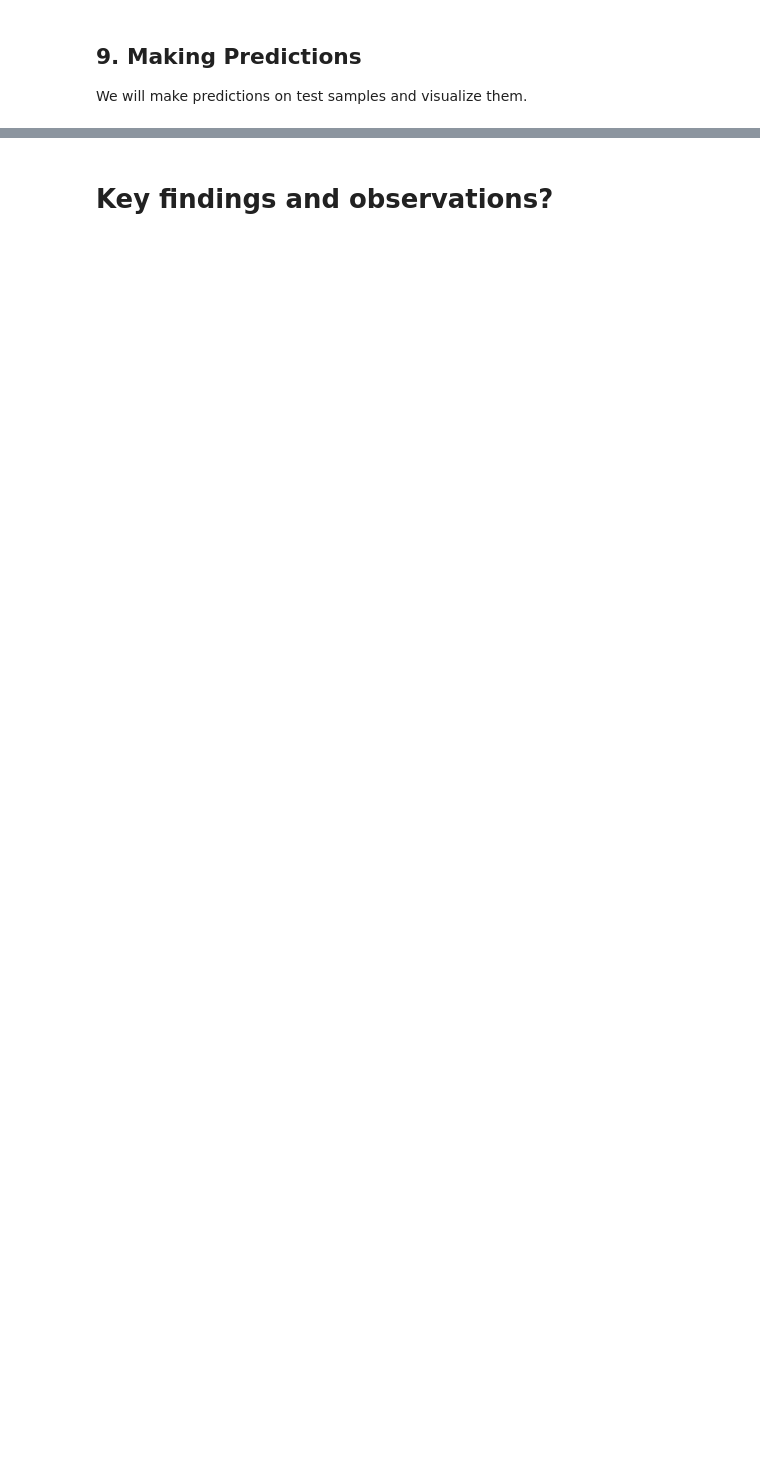
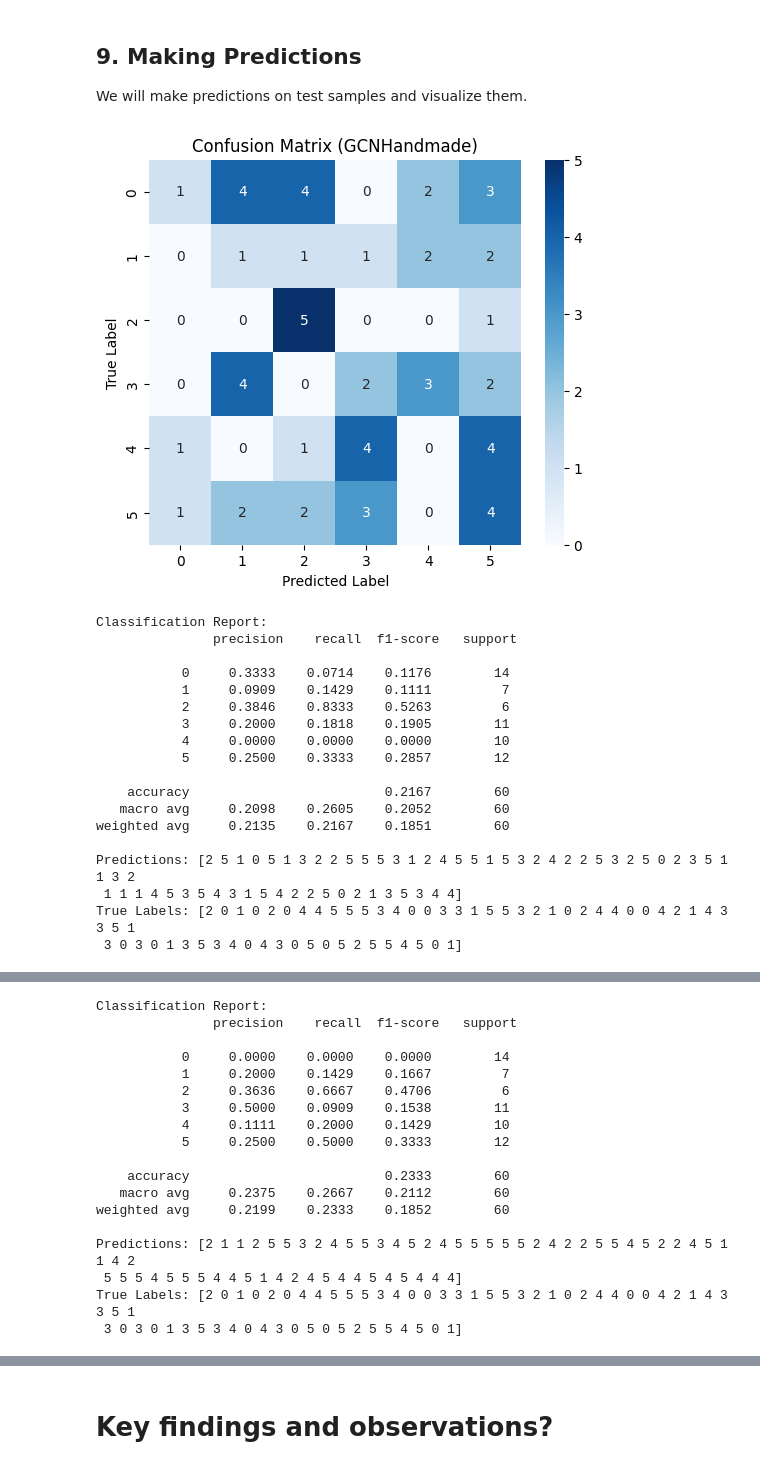
Before and after one commit to amyfliu/BIOS740, a Jupyter notebook: hw03/GCN-by_hand-and-PyG-Assignment.ipynb, the cells around one changed output, grey strips where cells are left out. Cells and saved outputs as stored; diff of their text form; code cells hidden in the pictures; blank space fills up the shorter version.

Commit message:
test and evaluate

```diff
--- a/hw03/GCN-by_hand-and-PyG-Assignment.ipynb
+++ b/hw03/GCN-by_hand-and-PyG-Assignment.ipynb
@@ -228,22 +211,22 @@ class GCNHandmade(nn.Module):
 
         # Step 2: Compute degree matrix
         row, col = edge_index #unpack edge_index into source (row) and target (col) nodes
-        deg = degree(row, x.size(0), dtype=x.dtype)  # compute degree of each node (i.e., # of neighbors)
+        deg = degree(col, x.size(0), dtype=x.dtype)  # compute degree of each node (i.e., # of neighbors)
 
         # Step 3: Normalize adjacency matrix
         deg_inv_sqrt = deg.pow(-0.5) # D^(-1/2) for symmetric normalization
         deg_inv_sqrt[deg_inv_sqrt == float('inf')] = 0
         norm = deg_inv_sqrt[row] * deg_inv_sqrt[col] #normalization factor for each edge (D^(-1/2) * A * D^(-1/2))
 
-        # Step 4: Message Passing
-        x = self.fc1(x)  # Linear transformation [nodes, hidden_channels]
-        x = norm * x[row]  # Normalize messages by degree [edges, hidden_channels]
-        x = torch.scatter_add(x, 0, col.unsqueeze(-1).expand_as(x), x)  # Aggregate messages from neighbors to each node
-        x = F.relu(x)  # Activation function
+        # Step 4: Message Passing [nodes, features]
+        x = self.fc1(x) # linear transformation [nodes, hidden]
+        x = norm.view(-1,1) * x[row] # normalize [edges, hidden]
+        x = torch.zeros_like(x).scatter_add_(0, col.unsqueeze(-1).expand_as(x), x) # aggregate messages from neighbors to each node [nodes + edges, hidden]
+        x = F.relu(x) # activation function; [nodes + edges, hidden]
 
-        x = self.fc2(x)  # Second graph convolution layer for deeper learning
-        x = norm * x[row]
-        x = torch.scatter_add(x, 0, col.unsqueeze(-1).expand_as(x), x)
+        x = self.fc2(x)
+        x = norm.view(-1,1) * x[row]
+        x = torch.zeros_like(x).scatter_add_(0, col.unsqueeze(-1).expand_as(x), x)
         x = F.relu(x)
 
         # Step 5: **Graph-level pooling** (Aggregate node representations into a single vector per graph)
@@ -256,8 +239,10 @@ class GCNHandmade(nn.Module):
 
         return F.log_softmax(out, dim=1) #returns log probabilities for each class per graph
 
+    '''
     def new_method(self, x, edge_index):
         edge_index, _ = add_self_loops(edge_index, num_nodes=x.size(0)) # Graph-level classification output
+    '''
 # %% [markdown]
 ## 6.2 Implementing GCN using PyG
 # %% [markdown]
@@ -291,7 +276,8 @@ class GCNPyG(nn.Module):
 
         # Final graph-level classification
         out = self.classifier(x_graph)
-        return F.log_softmax(out, dim=1)
+        #return F.log_softmax(out, dim=1)
+        return out
 # %% [markdown]
 ## 7. Training the Model
 # %% [markdown]
@@ -416,17 +470,17 @@ def make_predictions_and_plot(model, test_dataset):
     sns.heatmap(cm, annot=True, fmt="d", cmap="Blues", xticklabels=range(6), yticklabels=range(6))
     plt.xlabel("Predicted Label")
     plt.ylabel("True Label")
-    plt.title("Confusion Matrix")
+    plt.title(f'Confusion Matrix ({model.__class__.__name__})')
+
     plt.show()
 
     ## ✅ **Classification Report**
-    print("Classification Report:\n", classification_report(all_labels, all_preds, digits=4))
+    print("Classification Report:\n", classification_report(all_labels, all_preds, digits=4, zero_division=0))
 
     ## ✅ **ROC Curve & AUC Score**
     if len(set(all_labels)) == 2:  # Only compute if binary classification
         auc_score = roc_auc_score(all_labels, all_probs)
         fpr, tpr, _ = roc_curve(all_labels, all_probs)
-
         plt.figure(figsize=(6,5))
         plt.plot(fpr, tpr, label=f"AUC = {auc_score:.4f}")
         plt.plot([0,1], [0,1], linestyle='--', color='gray')
@@ -435,9 +489,32 @@ def make_predictions_and_plot(model, test_dataset):
         plt.title("ROC Curve")
         plt.legend()
         plt.show()
-
         print(f"AUC Score: {auc_score:.4f}")
 
+    print(f"Predictions: {all_preds}")
+    print(f"True Labels: {all_labels}")
+
     return all_preds, all_labels
 # %%
+make_predictions_and_plot(gcn_handmade, test_dataset)
 make_predictions_and_plot(gcn_pyg, test_dataset)
+# %% [output]
+[figure, added]
+Classification Report:
+               precision    recall  f1-score   support
+
+           0     0.3333    0.0714    0.1176        14
+           1     0.0909    0.1429    0.1111         7
+           2     0.3846    0.8333    0.5263         6
+           3     0.2000    0.1818    0.1905        11
+           4     0.0000    0.0000    0.0000        10
+           5     0.2500    0.3333    0.2857        12
+
+    accuracy                         0.2167        60
+   macro avg     0.2098    0.2605    0.2052        60
+weighted avg     0.2135    0.2167    0.1851        60
+
+Predictions: [2 5 1 0 5 1 3 2 2 5 5 5 3 1 2 4 5 5 1 5 3 2 4 2 2 5 3 2 5 0 2 3 5 1 1 3 2
+ 1 1 1 4 5 3 5 4 3 1 5 4 2 2 5 0 2 1 3 5 3 4 4]
+True Labels: [2 0 1 0 2 0 4 4 5 5 5 3 4 0 0 3 3 1 5 5 3 2 1 0 2 4 4 0 0 4 2 1 4 3 3 5 1
+ 3 0 3 0 1 3 5 3 4 0 4 3 0 5 0 5 2 5 5 4 5 0 1]
@@ -443,0 +522,18 @@ make_predictions_and_plot(gcn_pyg, test_dataset)
+Classification Report:
+               precision    recall  f1-score   support
+
+           0     0.0000    0.0000    0.0000        14
+           1     0.2000    0.1429    0.1667         7
+           2     0.3636    0.6667    0.4706         6
+           3     0.5000    0.0909    0.1538        11
+           4     0.1111    0.2000    0.1429        10
+           5     0.2500    0.5000    0.3333        12
+
+    accuracy                         0.2333        60
+   macro avg     0.2375    0.2667    0.2112        60
+weighted avg     0.2199    0.2333    0.1852        60
+
+Predictions: [2 1 1 2 5 5 3 2 4 5 5 3 4 5 2 4 5 5 5 5 5 2 4 2 2 5 5 4 5 2 2 4 5 1 1 4 2
+ 5 5 5 4 5 5 5 4 4 5 1 4 2 4 5 4 4 5 4 5 4 4 4]
+True Labels: [2 0 1 0 2 0 4 4 5 5 5 3 4 0 0 3 3 1 5 5 3 2 1 0 2 4 4 0 0 4 2 1 4 3 3 5 1
+ 3 0 3 0 1 3 5 3 4 0 4 3 0 5 0 5 2 5 5 4 5 0 1]
```
Also changed, not shown: parts of 5 cells of this notebook.
